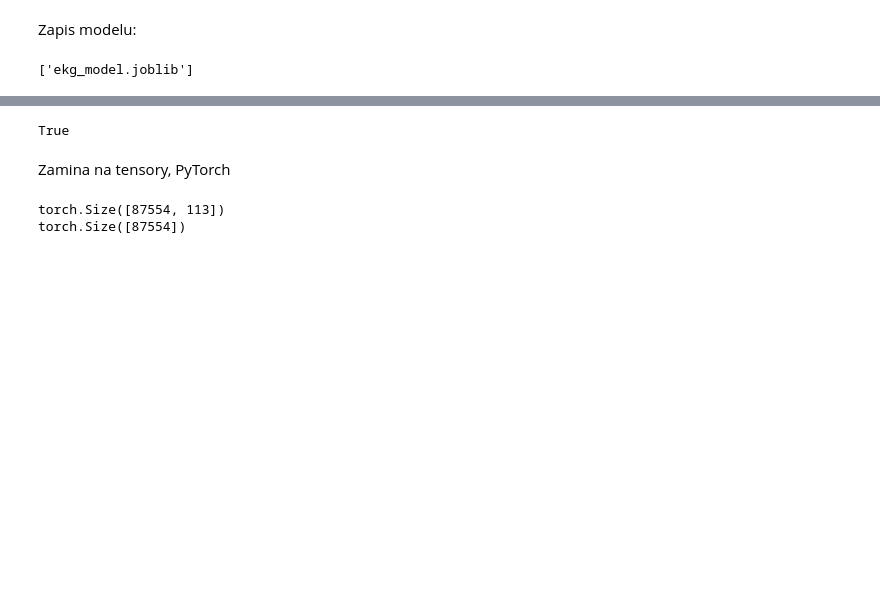
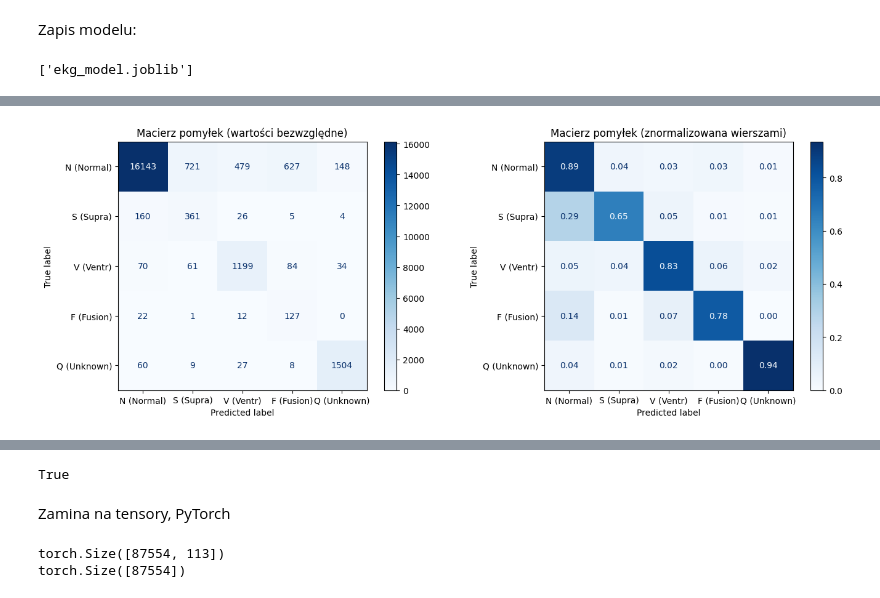
Before and after one commit to kubicaszymon/gabi-ecg-analyzer, a Jupyter notebook: Kubica_Siwirski.ipynb, the cells around one changed output, grey strips where cells are left out. Saved outputs shown, nothing was run; the diff lists cells and outputs as text; code cells hidden in the pictures; blank space fills up the shorter version.

```diff
--- a/Kubica_Siwirski.ipynb
+++ b/Kubica_Siwirski.ipynb
@@ -201,0 +230,24 @@ Dodatkowo do porównania sieć neuronowa:
+# %%
+from sklearn.metrics import confusion_matrix, ConfusionMatrixDisplay
+import matplotlib.pyplot as plt
+import numpy as np
+
+cm = confusion_matrix(y_test, y_pred)
+
+class_names = ['N (Normal)', 'S (Supra)', 'V (Ventr)', 'F (Fusion)', 'Q (Unknown)']
+
+fig, axes = plt.subplots(1, 2, figsize=(14, 5))
+
+disp1 = ConfusionMatrixDisplay(confusion_matrix=cm, display_labels=class_names)
+disp1.plot(ax=axes[0], cmap='Blues', values_format='d')
+axes[0].set_title('Macierz pomyłek (wartości bezwzględne)')
+
+cm_normalized = cm.astype('float') / cm.sum(axis=1)[:, np.newaxis]
+disp2 = ConfusionMatrixDisplay(confusion_matrix=cm_normalized, display_labels=class_names)
+disp2.plot(ax=axes[1], cmap='Blues', values_format='.2f')
+axes[1].set_title('Macierz pomyłek (znormalizowana wierszami)')
+
+plt.tight_layout()
+plt.show()
+# %% [output]
+[figure, added]
```
Also changed, not shown: parts of 27 cells of this notebook.
